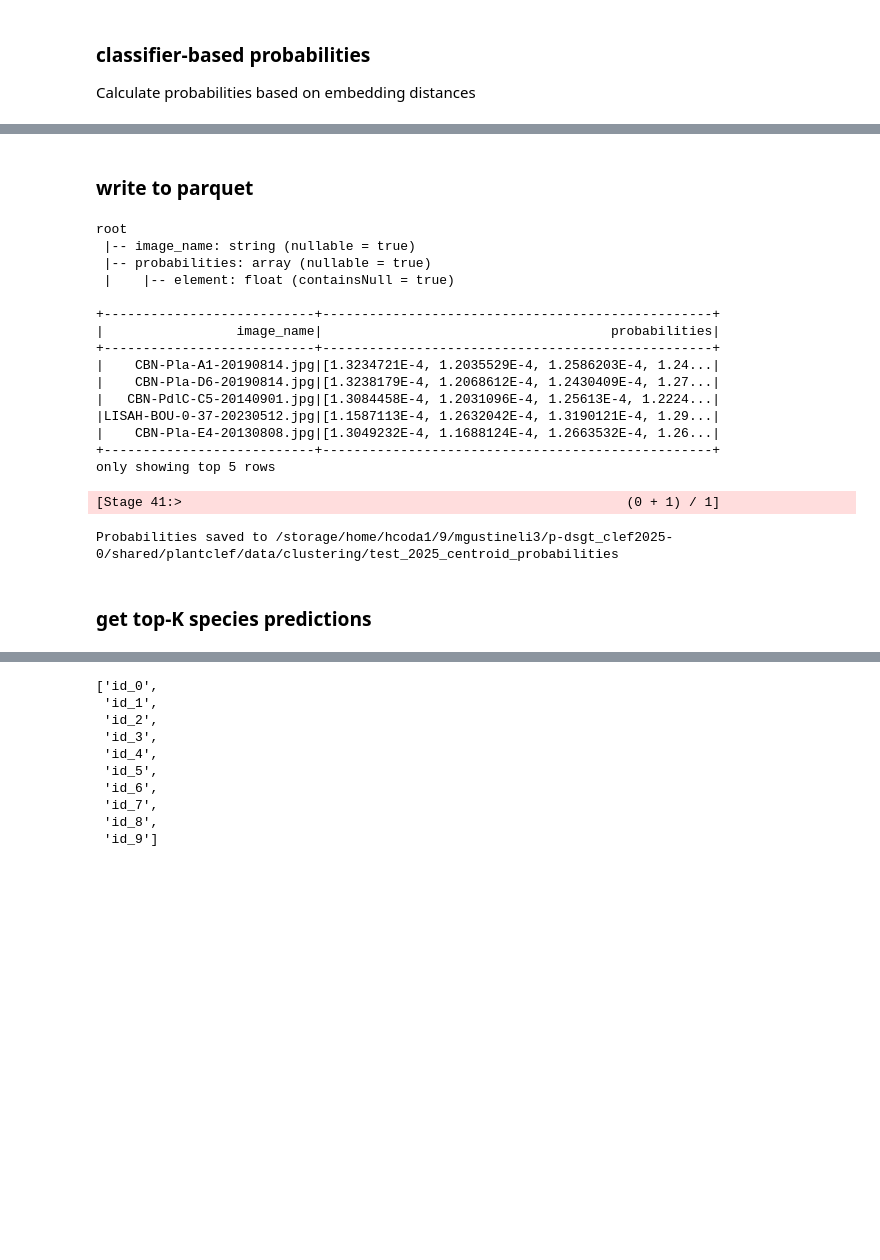
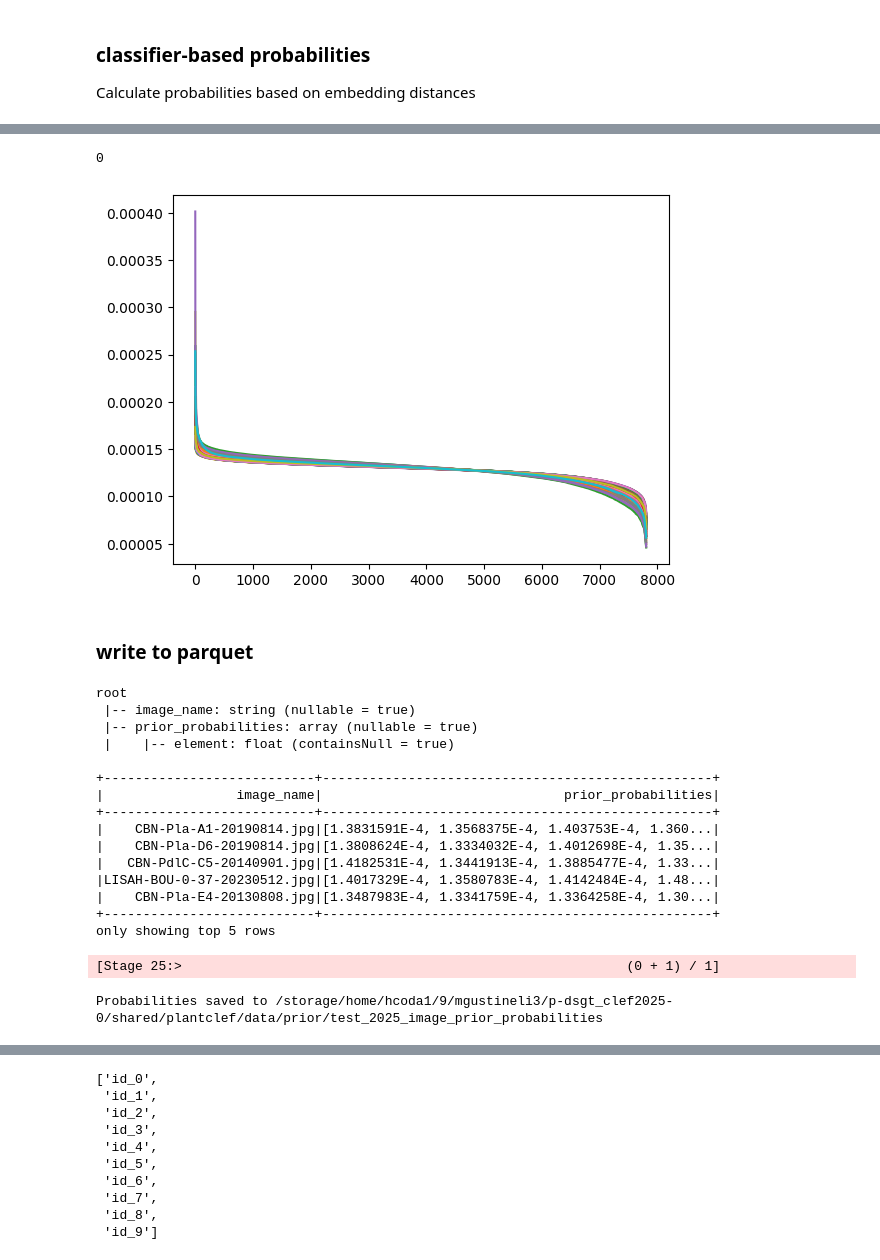
Before and after one commit to dsgt-arc/plantclef-2025, a Jupyter notebook: notebooks/eda/20250419-mg-faiss-centroids.ipynb, the cells around one changed output, grey strips where cells are left out. Cells and saved outputs as stored; diff of their text form; code cells hidden in the pictures; blank space fills up the shorter version.

Commit message:
updated faiss-centroids notebook to write the correct prior probabilities dataframe per image

```diff
--- a/notebooks/eda/20250419-mg-faiss-centroids.ipynb
+++ b/notebooks/eda/20250419-mg-faiss-centroids.ipynb
@@ -278,35 +200,0 @@ proba_df.shape
-# %%
-from plantclef.config import get_class_mappings_file
-
-# Load species_ids in the correct order
-class_mappings_file = get_class_mappings_file()
-with open(class_mappings_file) as f:
-    sorted_species_ids = np.array([int(line.strip()) for line in f])
-
-display(sorted_species_ids[:10])
-
-# species_id to index mapping
-species_id_to_index = {
-    species_id: idx for idx, species_id in enumerate(sorted_species_ids)
-}
-
-# original_species_ids = species_ids from avg_embeddings_df
-original_species_ids = (
-    avg_embeddings_df.select("species_id").toPandas()["species_id"].values
-)
-# create an array of indices to re-order the columns
-column_reorder_indices = [
-    np.where(original_species_ids == sid)[0][0] for sid in sorted_species_ids
-]
-
-# reorder the columns of the probability matrix
-sorted_probabilities = probabilities[:, column_reorder_indices]
-
-# create the DataFrame
-final_df = pd.DataFrame(
-    {
-        "image_name": image_names,
-        "probabilities": list(sorted_probabilities),  # store vectors
-    }
-)
-final_df.head()
@@ -322,33 +267,49 @@ array([1355868, 1355869, 1355870, 1355871, 1355872, 1355873, 1355880,
+# %%
+final_spark_df = spark.createDataFrame(final_df)
+# get 20 random rows
+rows = final_spark_df.orderBy(F.rand()).limit(100).collect()
+euclidean_scores = [row.euclidean_score for row in rows]
+# %%
+len([p for p in euclidean_scores[0] if p > 0.01])
+# %% [output]
+0
+# %%
+for row in euclidean_scores:
+    plt.plot(sorted(row, reverse=True))
+plt.show()
+# %% [output]
+[figure, added]
 # %% [markdown]
 ### write to parquet
 # %%
 # convert pandas to spark DataFrame
 final_spark_df = spark.createDataFrame(final_df)
+final_spark_df = final_spark_df.select(
+    "image_name", F.col("euclidean_score").alias("prior_probabilities")
+)
 final_spark_df.printSchema()
 final_spark_df.show(n=5, truncate=50)
 
 # write the DataFrame to parquet
-folder_name = "test_2025_centroid_probabilities"
-output_path = f"{root}/p-dsgt_clef2025-0/shared/plantclef/data/clustering/{folder_name}"
+folder_name = "test_2025_image_prior_probabilities"
+output_path = f"{root}/p-dsgt_clef2025-0/shared/plantclef/data/prior/{folder_name}"
 final_spark_df.write.mode("overwrite").parquet(output_path)
 print(f"Probabilities saved to {output_path}")
 # %% [output]
 root
  |-- image_name: string (nullable = true)
- |-- probabilities: array (nullable = true)
+ |-- prior_probabilities: array (nullable = true)
  |    |-- element: float (containsNull = true)
 
 +---------------------------+--------------------------------------------------+
-|                 image_name|                                     probabilities|
+|                 image_name|                               prior_probabilities|
 +---------------------------+--------------------------------------------------+
-|    CBN-Pla-A1-20190814.jpg|[1.3234721E-4, 1.2035529E-4, 1.2586203E-4, 1.24...|
-|    CBN-Pla-D6-20190814.jpg|[1.3238179E-4, 1.2068612E-4, 1.2430409E-4, 1.27...|
-|   CBN-PdlC-C5-20140901.jpg|[1.3084458E-4, 1.2031096E-4, 1.25613E-4, 1.2224...|
-|LISAH-BOU-0-37-20230512.jpg|[1.1587113E-4, 1.2632042E-4, 1.3190121E-4, 1.29...|
-|    CBN-Pla-E4-20130808.jpg|[1.3049232E-4, 1.1688124E-4, 1.2663532E-4, 1.26...|
+|    CBN-Pla-A1-20190814.jpg|[1.3831591E-4, 1.3568375E-4, 1.403753E-4, 1.360...|
+|    CBN-Pla-D6-20190814.jpg|[1.3808624E-4, 1.3334032E-4, 1.4012698E-4, 1.35...|
+|   CBN-PdlC-C5-20140901.jpg|[1.4182531E-4, 1.3441913E-4, 1.3885477E-4, 1.33...|
+|LISAH-BOU-0-37-20230512.jpg|[1.4017329E-4, 1.3580783E-4, 1.4142484E-4, 1.48...|
+|    CBN-Pla-E4-20130808.jpg|[1.3487983E-4, 1.3341759E-4, 1.3364258E-4, 1.30...|
 +---------------------------+--------------------------------------------------+
 only showing top 5 rows
-[Stage 41:>                                                         (0 + 1) / 1]
+[Stage 25:>                                                         (0 + 1) / 1]
-Probabilities saved to /storage/home/hcoda1/9/mgustineli3/p-dsgt_clef2025-0/shared/plantclef/data/clustering/test_2025_centroid_probabilities
+Probabilities saved to /storage/home/hcoda1/9/mgustineli3/p-dsgt_clef2025-0/shared/plantclef/data/prior/test_2025_image_prior_probabilities
-# %% [markdown]
-### get top-K species predictions
```
Also changed, not shown: parts of 13 cells of this notebook.
